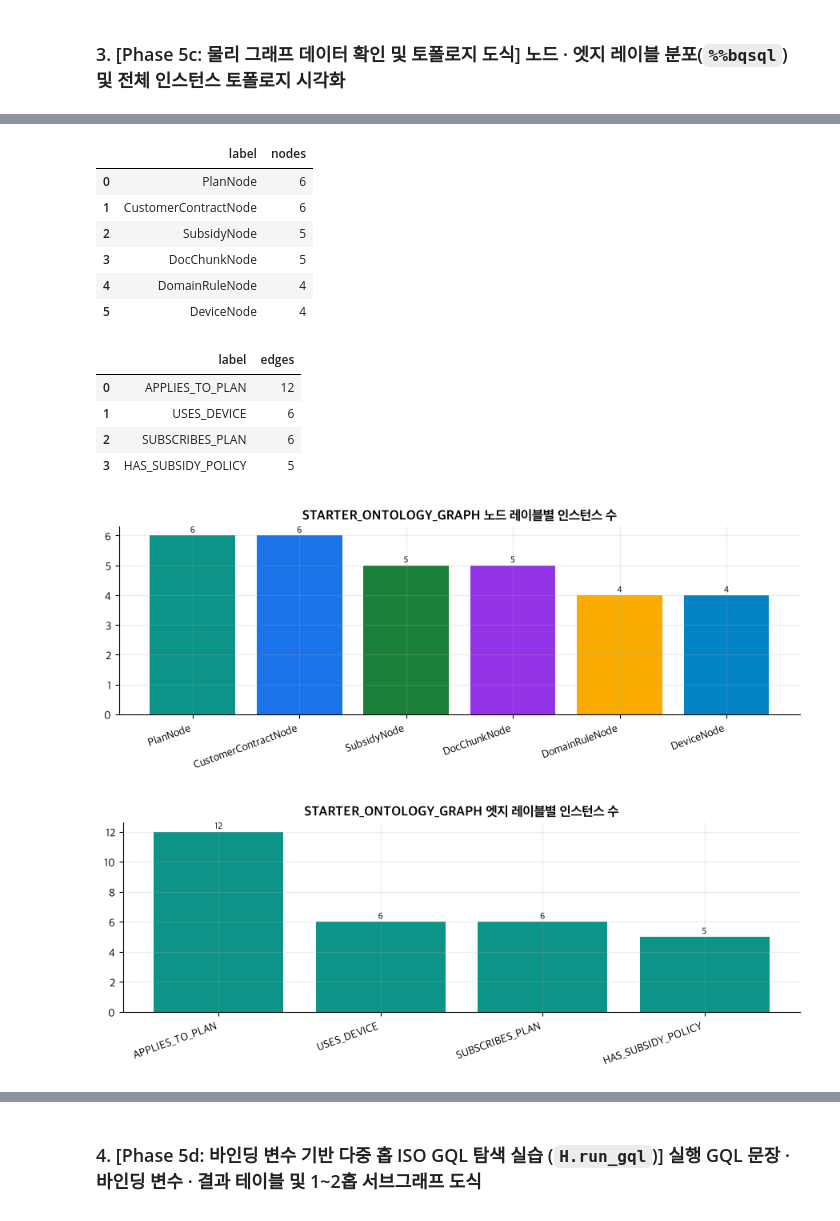
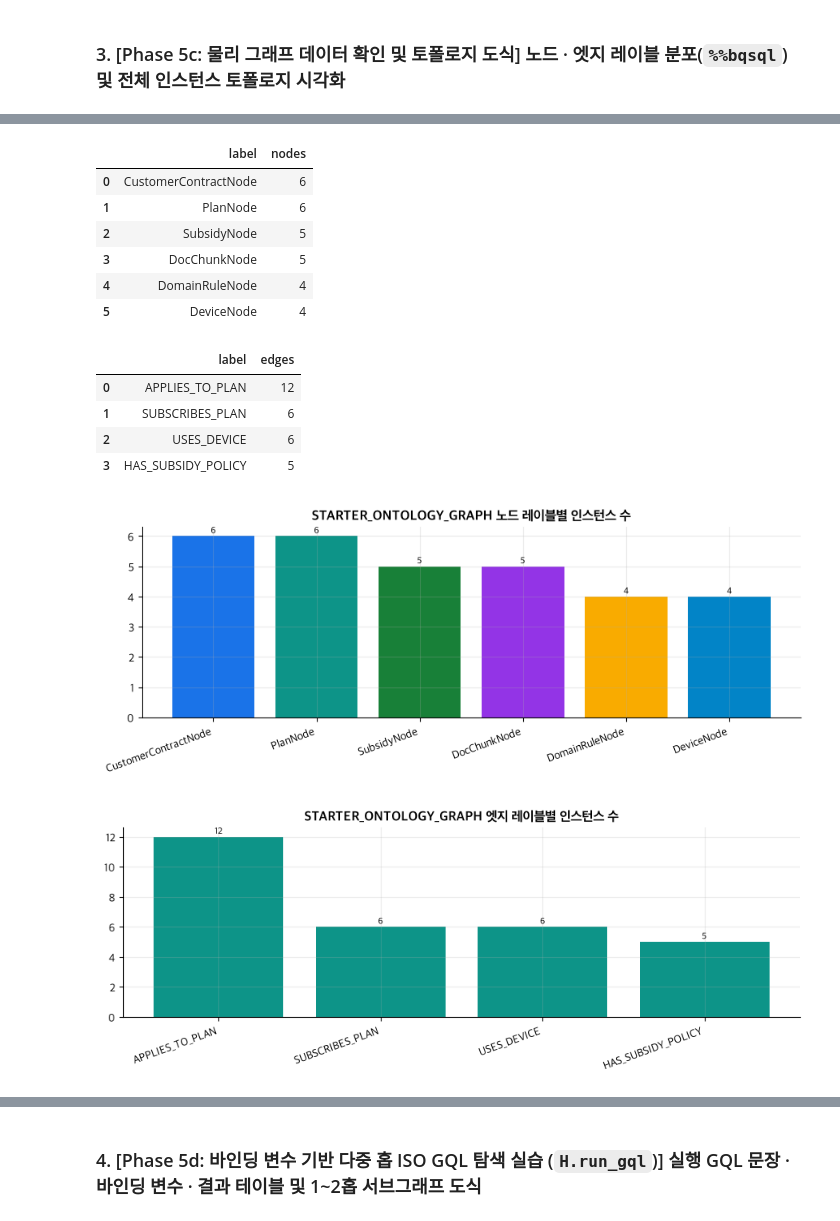
Before and after one commit to seanjungG/agentic-ontology-starter, a Jupyter notebook: notebooks/ko/stage3_property_graph_bigquery_spanner_ko.ipynb, the cells around one changed output, grey strips where cells are left out. Drawn from its saved outputs; the diff is of its cells as text; code cells hidden in the pictures.

````diff
--- a/notebooks/ko/stage3_property_graph_bigquery_spanner_ko.ipynb
+++ b/notebooks/ko/stage3_property_graph_bigquery_spanner_ko.ipynb
@@ -207,42 +206,42 @@ Load job 00fcdd9f-56c8-4d4f-9406-fb3a21a6e370 is DONE. Open Job
 [29 rows x 1 columns in total]
 # %%
 H.md(H._format_vars_md({
-    "GRAPH": ("seanjung-poc.starter_ontology_dw.STARTER_ONTOLOGY_GRAPH", H.t("대상 BigQuery Property Graph 식별자", "Target BigQuery Property Graph")),
-    "pattern (n) / (a)-[e]->(b)": ("ALL_LABELS (6N × 4E)", H.t("전체 노드·엣지 레이블 스캔 및 JSON 경로 추출", "Full node/edge label scan & JSON path projection")),
-}) + "**" + H.t("실행된 ISO GQL 문장 (Executed ISO GQL Statements)", "Executed ISO GQL Statements") + "**\n```sql\n"
+    "GRAPH": ("seanjung-poc.starter_ontology_dw.STARTER_ONTOLOGY_GRAPH", "대상 BigQuery Property Graph 식별자"),
+    "pattern (n) / (a)-[e]->(b)": ("ALL_LABELS (6N × 4E)", "전체 노드·엣지 레이블 스캔 및 JSON 경로 추출"),
+}) + "**" + "실행된 ISO GQL 문장 (Executed ISO GQL Statements)" + "**\n```sql\n"
 f"GRAPH `seanjung-poc.starter_ontology_dw.STARTER_ONTOLOGY_GRAPH`\nMATCH p = (a)-[e]->(b)\nRETURN TO_JSON(p) AS path\n```")
 H.show(df_gnodes)
 H.show(df_gedges)
-H.bar(df_gnodes, "label", "nodes", H.t("STARTER_ONTOLOGY_GRAPH 노드 레이블별 인스턴스 수", "Node Count by Label"),
+H.bar(df_gnodes, "label", "nodes", "STARTER_ONTOLOGY_GRAPH 노드 레이블별 인스턴스 수",
       color=[H.LABEL_COLORS.get(x, "#1A73E8") for x in H.pdf(df_gnodes)["label"]])
-H.bar(df_gedges, "label", "edges", H.t("STARTER_ONTOLOGY_GRAPH 엣지 레이블별 인스턴스 수", "Edge Count by Label"), color="#0d9488")
+H.bar(df_gedges, "label", "edges", "STARTER_ONTOLOGY_GRAPH 엣지 레이블별 인스턴스 수", color="#0d9488")
 nodes, edges = H.paths_to_graph(H.pdf(df_all_paths)["path"])
-H.draw_graph(nodes, edges, H.t("STARTER_ONTOLOGY_GRAPH 전체 물리 프로퍼티 그래프 토폴로지 (25 노드 · 29 엣지 · 5계층 배치)", "Full STARTER_ONTOLOGY_GRAPH Instance Topology (25 Nodes · 29 Edges · 5-Column Layout)"), legend=H.LABEL_COLORS)
+H.draw_graph(nodes, edges, "STARTER_ONTOLOGY_GRAPH 전체 물리 프로퍼티 그래프 토폴로지 (25 노드 · 29 엣지 · 5계층 배치)", legend=H.LABEL_COLORS)
 # %% [output]
 **1) GQL 바인딩 변수 명세 (Bound Variables & Parameters)**
 
 | `바인딩 변수 / 슬롯` | `바인딩 값 (Bound Value)` | 타입 / 바인딩 위치 |
 |:---|:---|:---|
 | `GRAPH` | `seanjung-poc.starter_ontology_dw.STARTER_ONTOLOGY_GRAPH` | 대상 BigQuery Property Graph 식별자 |
 | `pattern (n) / (a)-[e]->(b)` | `ALL_LABELS (6N × 4E)` | 전체 노드·엣지 레이블 스캔 및 JSON 경로 추출 |
 
 **실행된 ISO GQL 문장 (Executed ISO GQL Statements)**
 ```sql
 GRAPH `seanjung-poc.starter_ontology_dw.STARTER_ONTOLOGY_GRAPH`
 MATCH p = (a)-[e]->(b)
 RETURN TO_JSON(p) AS path
 ```
 |  | label | nodes |
-| 0 | PlanNode | 6 |
-| 1 | CustomerContractNode | 6 |
+| 0 | CustomerContractNode | 6 |
+| 1 | PlanNode | 6 |
 | 2 | SubsidyNode | 5 |
 | 3 | DocChunkNode | 5 |
 | 4 | DomainRuleNode | 4 |
 | 5 | DeviceNode | 4 |
 |  | label | edges |
 | 0 | APPLIES_TO_PLAN | 12 |
-| 1 | USES_DEVICE | 6 |
-| 2 | SUBSCRIBES_PLAN | 6 |
+| 1 | SUBSCRIBES_PLAN | 6 |
+| 2 | USES_DEVICE | 6 |
 | 3 | HAS_SUBSIDY_POLICY | 5 |
-[figure, old version]
+[figure, new version]
-[figure, old version]
+[figure, new version]
````
Also changed, not shown: parts of 14 cells of this notebook, 49 other files.
